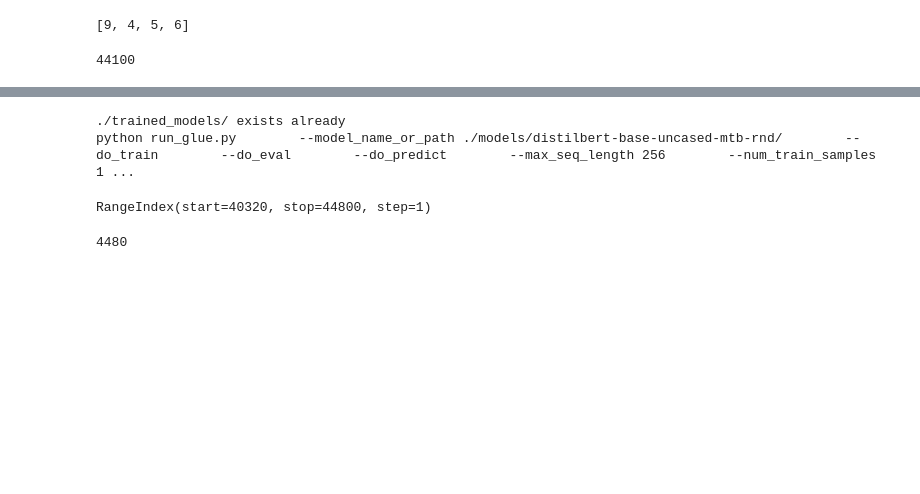
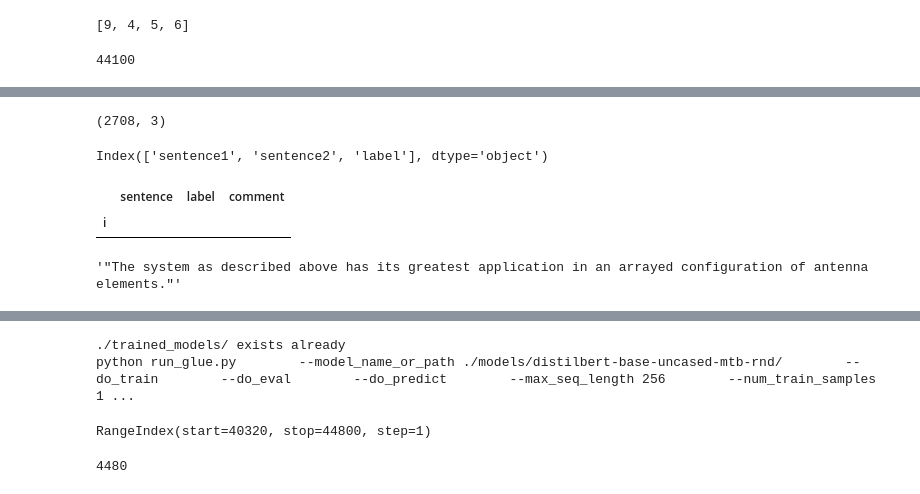
Before and after one commit to md-experiments/re-match-the-blanks, a Jupyter notebook: notebooks/Generating Data.ipynb, the cells around one changed output, grey strips where cells are left out. Drawn from its saved outputs; the diff is of its cells as text; code cells hidden in the pictures; blank space fills up the shorter version.

```diff
--- a/notebooks/Generating Data.ipynb
+++ b/notebooks/Generating Data.ipynb
@@ -116,0 +104,23 @@ round(246915368/10e5,1)
+# %%
+path_file = './data/SemEval2010_task8_all_data/SemEval2010_task8_testing_keys/TEST_FILE_FULL.TXT'
+# %%
+pd.read_csv('./data/train_samples/sem_eval_test_forpred_bracket.csv').shape
+# %% [output]
+(2708, 3)
+# %%
+pd.read_csv('./data/train_samples/few_rel_train_bracket_val.csv').columns
+# %% [output]
+Index(['sentence1', 'sentence2', 'label'], dtype='object')
+# %%
+from create_train_data import read_sem_eval
+
+read_sem_eval(path_file)
+# %% [output]
+|  | sentence | label | comment |
+| i |  |  |  |
+# %%
+import re
+
+re.sub('<[/]?e[1,2]>','',df_semeval.sentence.iloc[0])
+# %% [output]
+'"The system as described above has its greatest application in an arrayed configuration of antenna elements."'
```
Also changed, not shown: parts of 40 cells of this notebook, 3 other files.
